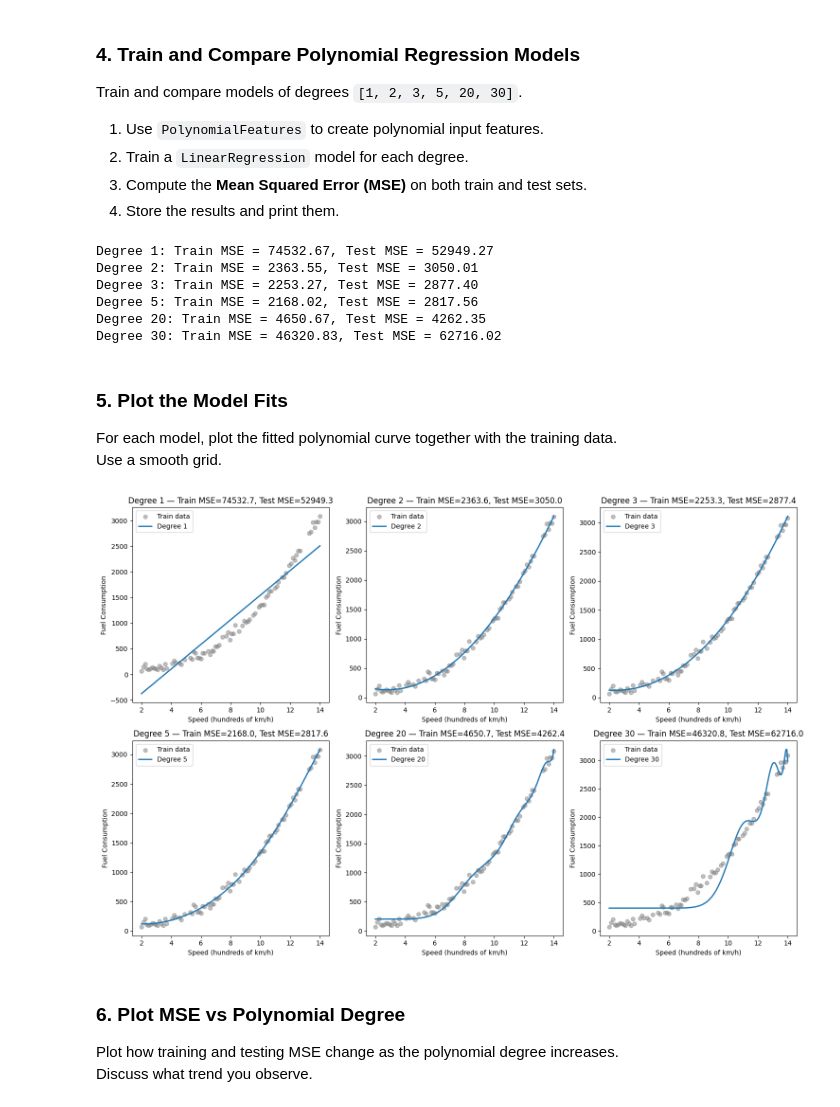
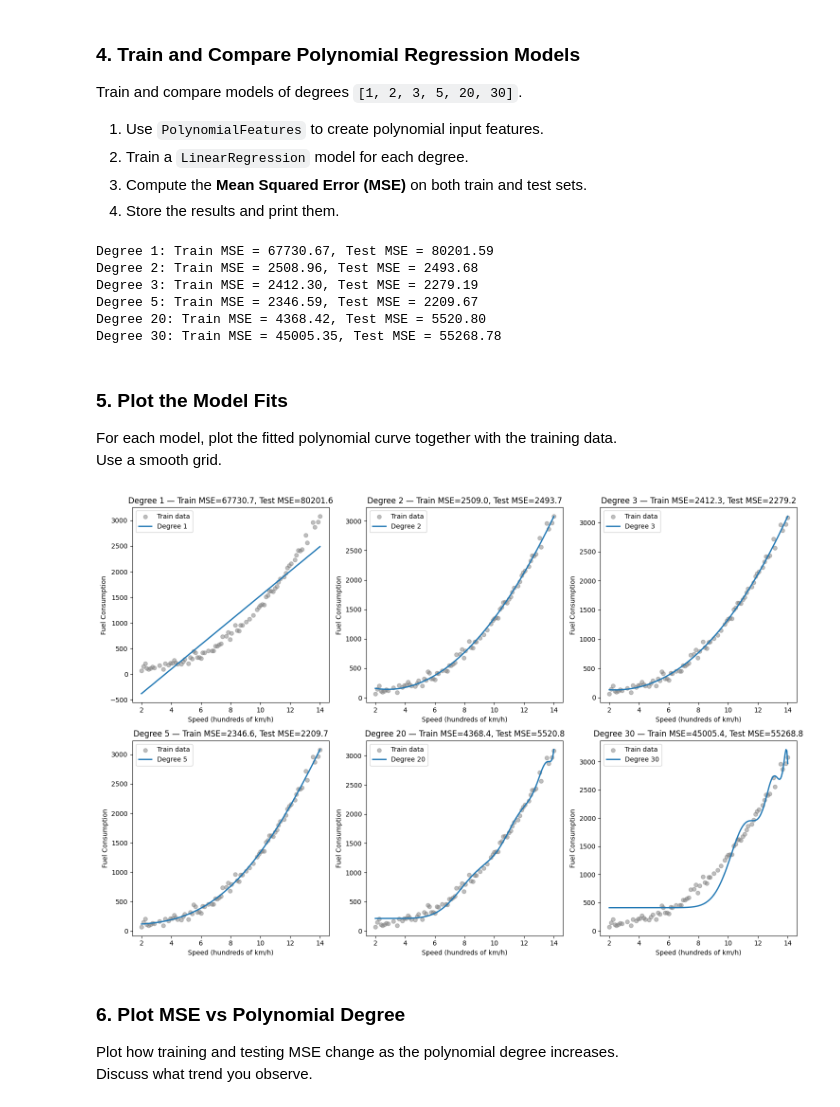
Before and after one commit to parsaivi/Machine-Learning-Course, a Jupyter notebook: HW1/ML_PHW1_Fall_2025/Regression_and_Perceptron.ipynb, the cells around one changed output. Cells and saved outputs as stored; diff of their text form; code cells hidden in the pictures.

Commit message:
regression.ipynb done.

```diff
--- a/HW1/ML_PHW1_Fall_2025/Regression and Perceptron.ipynb
+++ b/HW1/ML_PHW1_Fall_2025/Regression_and_Perceptron.ipynb
@@ -70,9 +83,10 @@ y = None  # TODO: compute the target values using the equation -0.05*v**4 + 2*v*
 Split the dataset into training and testing subsets.
 Remember to reshape the input arrays into 2D (`(n_samples, 1)` format).
 # %%
-v_train, v_test, y_train, y_test = None  # TODO: split v and y into training and test sets using 20% for testing
-v_train = None  # TODO: reshape v_train to be a 2D array with one column
-v_test = None  # TODO: reshape v_test to be a 2D array with one column
+v_train, v_test, y_train, y_test = train_test_split(v, y, test_size=0.2, random_state=15)
+v_train = v_train.reshape(-1, 1)
+
+v_test = v_test.reshape(-1, 1)
 
 print("Train size:", v_train.shape[0], "Test size:", v_test.shape[0])
 # %% [output]
@@ -92,18 +106,19 @@ degrees = [1, 2, 3, 5, 20, 30]
 train_mse, test_mse = [], []
 
 for d in degrees:
-    poly = None  # TODO: create a PolynomialFeatures object with degree d
+    poly = PolynomialFeatures(degree=d)
 
-    X_train_poly = None  # TODO: transform v_train using the polynomial features object
-    X_test_poly = None   # TODO: transform v_test using the same polynomial features object
+    X_train_poly = poly.fit_transform(v_train)
 
-    model = None  # TODO: create a LinearRegression model
+    X_test_poly = poly.transform(v_test)
 
-    # TODO: fit the model on X_train_poly and y_train
-    # model.fit(...)
+    model = LinearRegression()
 
-    y_train_pred = None  # TODO: predict on the training data using the fitted model
-    y_test_pred = None   # TODO: predict on the test data using the fitted model
+    model.fit(X_train_poly, y_train)
+
+    y_train_pred = model.predict(X_train_poly)
+
+    y_test_pred = model.predict(X_test_poly)
 
     mse_train = mean_squared_error(y_train, y_train_pred)
     mse_test = mean_squared_error(y_test, y_test_pred)
@@ -112,12 +127,12 @@ for d in degrees:
 
     print(f"Degree {d}: Train MSE = {mse_train:.2f}, Test MSE = {mse_test:.2f}")
 # %% [output]
-Degree 1: Train MSE = 74532.67, Test MSE = 52949.27
-Degree 2: Train MSE = 2363.55, Test MSE = 3050.01
-Degree 3: Train MSE = 2253.27, Test MSE = 2877.40
-Degree 5: Train MSE = 2168.02, Test MSE = 2817.56
-Degree 20: Train MSE = 4650.67, Test MSE = 4262.35
-Degree 30: Train MSE = 46320.83, Test MSE = 62716.02
+Degree 1: Train MSE = 67730.67, Test MSE = 80201.59
+Degree 2: Train MSE = 2508.96, Test MSE = 2493.68
+Degree 3: Train MSE = 2412.30, Test MSE = 2279.19
+Degree 5: Train MSE = 2346.59, Test MSE = 2209.67
+Degree 20: Train MSE = 4368.42, Test MSE = 5520.80
+Degree 30: Train MSE = 45005.35, Test MSE = 55268.78
 # %% [markdown]
 
 ### 5. Plot the Model Fits
@@ -125,28 +140,30 @@ Degree 30: Train MSE = 46320.83, Test MSE = 62716.02
 For each model, plot the fitted polynomial curve together with the training data.
 Use a smooth grid.
 # %%
-
-# TODO: Visualize model fits
-plt.figure(figsize=(15,10))
+plt.figure(figsize=(15, 10))
 
 for i, d in enumerate(degrees, 1):
-    poly = None  # TODO: create a PolynomialFeatures object with degree d
-    model = None  # TODO: create a LinearRegression model and fit it on the polynomial-transformed v_train and y_train
-    v_grid = None  # TODO: create a NumPy array of 200 points evenly spaced between 2 and 14, reshaped to a column vector
-    y_grid = None  # TODO: predict the target values for v_grid using the fitted model and the polynomial features
+    poly = PolynomialFeatures(degree=d)
+
+    model = LinearRegression()
+    model.fit(poly.fit_transform(v_train), y_train)
+
+    v_grid = np.linspace(2, 14, 200).reshape(-1, 1)
+
+    y_grid = model.predict(poly.transform(v_grid))
 
     plt.subplot(2, 3, i)
     plt.scatter(v_train, y_train, color='gray', alpha=0.5, label='Train data')
     plt.plot(v_grid, y_grid, label=f'Degree {d}', linewidth=2)
     plt.title(f'Degree {d} — Train MSE={train_mse[i-1]:.1f}, Test MSE={test_mse[i-1]:.1f}')
     plt.xlabel('Speed (hundreds of km/h)')
     plt.ylabel('Fuel Consumption')
     plt.legend()
 
 plt.tight_layout()
 plt.show()
 # %% [output]
-[figure, old version]
+[figure, new version]
 # %% [markdown]
 
 ### 6. Plot MSE vs Polynomial Degree
```
Also changed, not shown: parts of 8 cells of this notebook, 1 other file.
